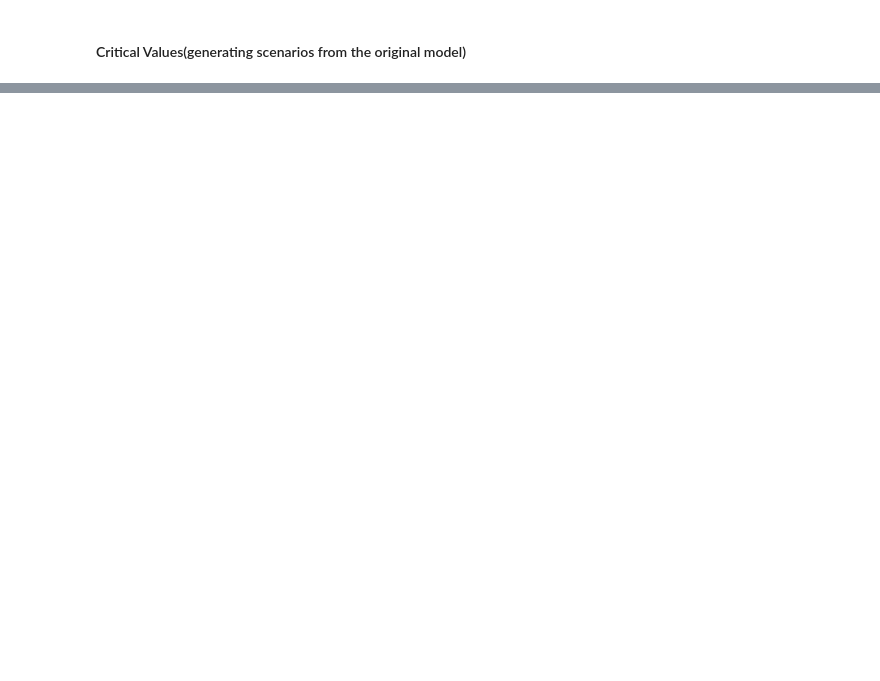
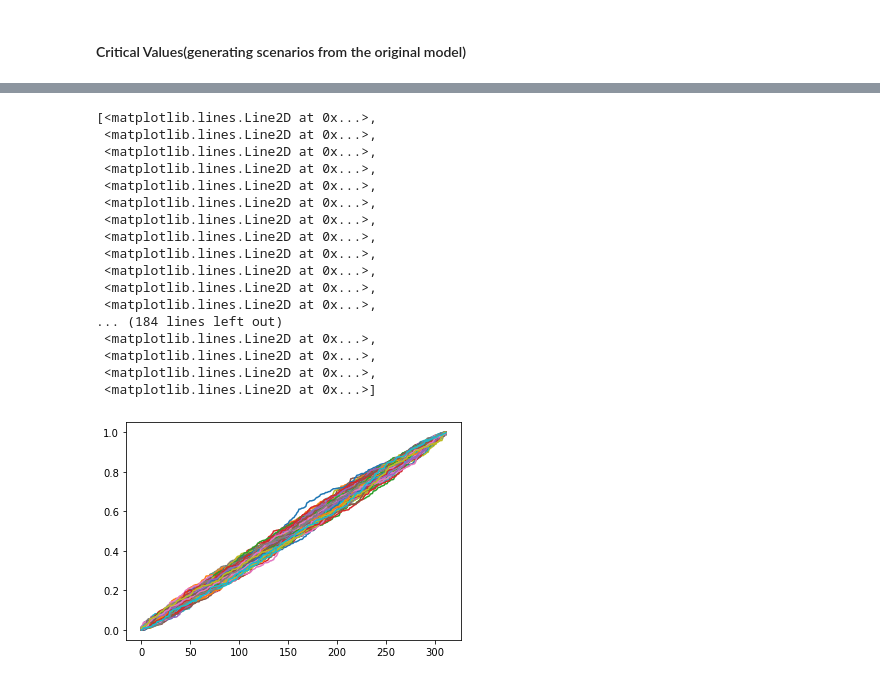
Before and after one commit to eyyupoglu/masters_thesis, a Jupyter notebook: notebooks/backtest.ipynb, the cells around one changed output, grey strips where cells are left out. Cells and saved outputs as stored; diff of their text form; code cells hidden in the pictures; blank space fills up the shorter version.

```diff
--- a/notebooks/backtest.ipynb
+++ b/notebooks/backtest.ipynb
@@ -192,31 +18,2 @@ plt.legend()
 # %% [markdown]
 #### Critical Values(generating scenarios from the original model)
-# %%
-quantile_list = []
-
-horizon_w = 4
-calibration_freq_w = 12
-backtesting_window_w = 6 * 52
-equity_name = 'DAIMLER AG'
-params = calibrate_gbm(df_x[[equity_name]], delta=1/52)
-
-
-for el in range(200):
-    today=ql.Date(1, 7, 2020)
-    initialValue = df_x[equity_name][0]
-
-    # date_grid = [ql.Date().from_date(el) for el in df_x.index ]
-    df_dates = pd.date_range(start=df_x.index[0],end=df_x.index[-1], freq='D').to_frame()
-    date_grid = [today + ql.Period(i,ql.Days) for i in range(0,len(df_dates))]
-    nPaths = 1
-
-    df_bootstrapped = simulate_gbm(initialValue, date_grid, nPaths, params[equity_name])
-    df_bootstrapped.index = pd.to_datetime([el.to_date() for el in df_bootstrapped.index])
-    df_bootstrapped = df_bootstrapped[df_bootstrapped.index.weekday == 2]
-    df_dates_w = df_dates[df_dates.index.weekday == 2]
-    df_bootstrapped.index = df_dates_w.index
-    df_bootstrapped = df_bootstrapped.rename(columns={0: equity_name})
-
-    p_list = backtest_gbm(df_bootstrapped, horizon_w, backtesting_window_w, calibration_freq_w,
-                          equity_name, bt_beginning_date=bt_beginning)
-    quantile_list.append(np.sort(p_list))
@@ -311,0 +182,23 @@ df
+# %%
+# plt.plot(pd.DataFrame(np.array(quantile_list)), label='upper_conf')
+plt.plot(pd.DataFrame(quantile_list).T, label='upper_conf')
+# plt.legend()
+# %% [output]
+[<matplotlib.lines.Line2D at 0x...>,
+ <matplotlib.lines.Line2D at 0x...>,
+ <matplotlib.lines.Line2D at 0x...>,
+ <matplotlib.lines.Line2D at 0x...>,
+ <matplotlib.lines.Line2D at 0x...>,
+ <matplotlib.lines.Line2D at 0x...>,
+ <matplotlib.lines.Line2D at 0x...>,
+ <matplotlib.lines.Line2D at 0x...>,
+ <matplotlib.lines.Line2D at 0x...>,
+ <matplotlib.lines.Line2D at 0x...>,
+ <matplotlib.lines.Line2D at 0x...>,
+ <matplotlib.lines.Line2D at 0x...>,
+... (184 lines left out)
+ <matplotlib.lines.Line2D at 0x...>,
+ <matplotlib.lines.Line2D at 0x...>,
+ <matplotlib.lines.Line2D at 0x...>,
+ <matplotlib.lines.Line2D at 0x...>]
+[figure, added]
```
Also changed, not shown: parts of 18 cells of this notebook, 6 other files.
